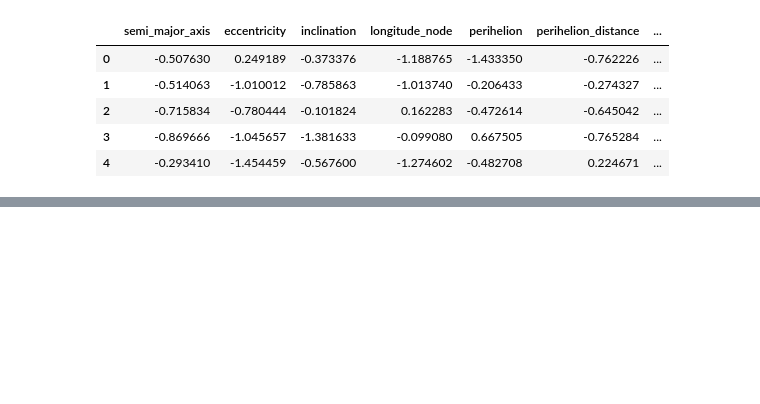
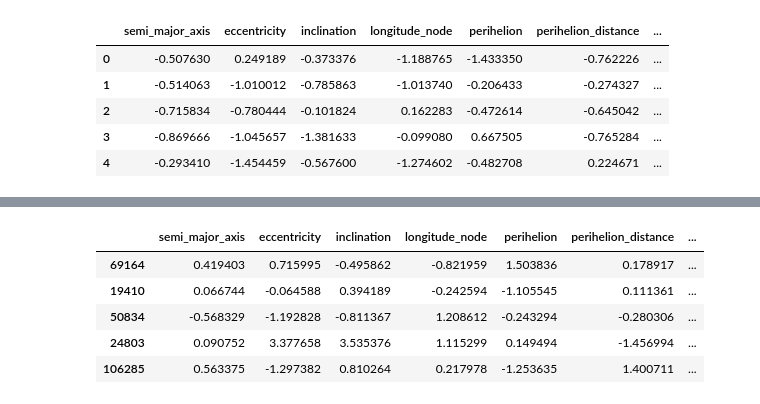
Before and after one commit to raghavSharmaCode/512-project-group-24, a Jupyter notebook: code/models.ipynb, the cells around one changed output, grey strips where cells are left out. Saved outputs shown, nothing was run; the diff lists cells and outputs as text; code cells hidden in the pictures; blank space fills up the shorter version.

```diff
--- a/code/models.ipynb
+++ b/code/models.ipynb
@@ -22,0 +86,9 @@ features = ["semi_major_axis" , "eccentricity", "inclination" ,"longitude_node",
+# %%
+X_test.head()
+# %% [output]
+|  | semi_major_axis | eccentricity | inclination | longitude_node | perihelion | perihelion_distance | ... |
+| 69164 | 0.419403 | 0.715995 | -0.495862 | -0.821959 | 1.503836 | 0.178917 | ... |
+| 19410 | 0.066744 | -0.064588 | 0.394189 | -0.242594 | -1.105545 | 0.111361 | ... |
+| 50834 | -0.568329 | -1.192828 | -0.811367 | 1.208612 | -0.243294 | -0.280306 | ... |
+| 24803 | 0.090752 | 3.377658 | 3.535376 | 1.115299 | 0.149494 | -1.456994 | ... |
+| 106285 | 0.563375 | -1.297382 | 0.810264 | 0.217978 | -1.253635 | 1.400711 | ... |
```
Also changed, not shown: parts of 16 cells of this notebook, 1 other file.
